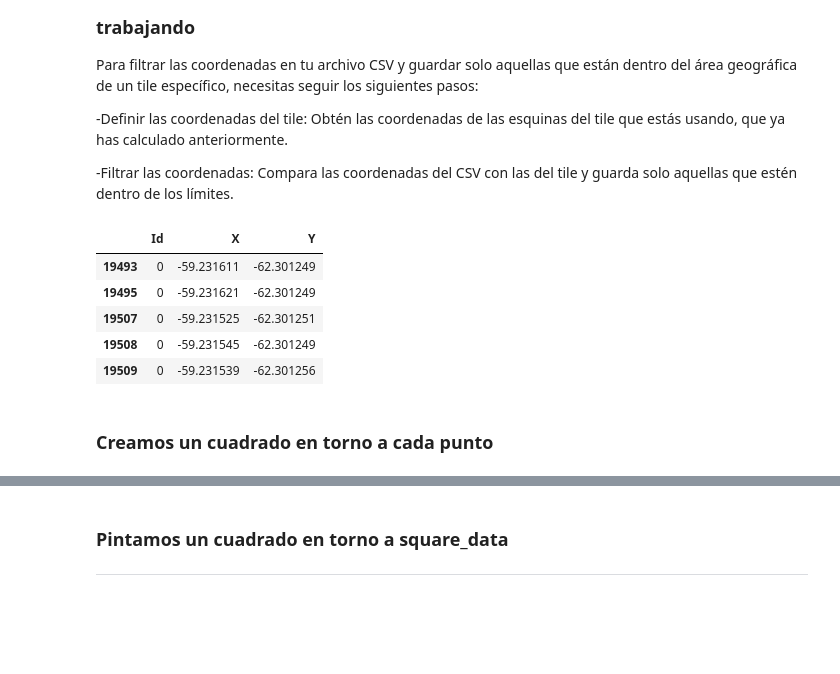
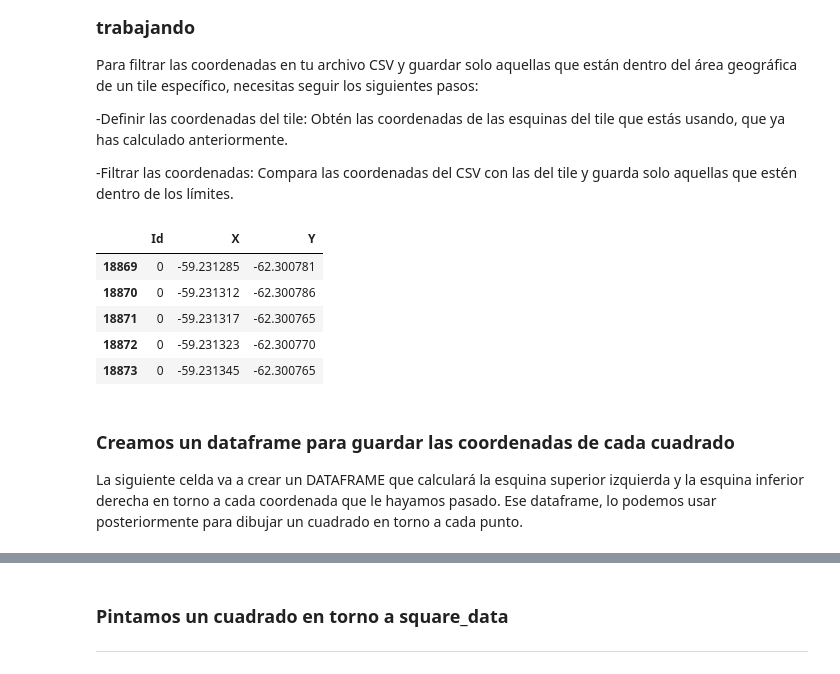
Before and after one commit to fjzamora93/CountingPenguins, a Jupyter notebook: 2.ExtraccionMetadatosTile_500x500.ipynb, the cells around one changed output, grey strips where cells are left out. Cells and saved outputs as stored; diff of their text form; code cells hidden in the pictures; blank space fills up the shorter version.

```diff
--- a/2.ExtraccionMetadatosTile_500x500.ipynb
+++ b/2.ExtraccionMetadatosTile_500x500.ipynb
@@ -20,8 +18,7 @@ except Exception:
 # %% [markdown]
 ### Cargamos la imagen
 # %%
-
-NUM_TILE = 62
+NUM_TILE = 52
 
 if os.path.exists('/content/drive/My Drive/doctorado_albert/conteo_pinguinos/'):
     path  = '/content/drive/My Drive/doctorado_albert/conteo_pinguinos/'
@@ -29,13 +26,13 @@ else:
     path = 'G:\\.shortcut-targets-by-id\\1pYgV5EIk4-LapLNhlCwpQaDAzuqNffXG\\doctorado_albert\\conteo_pinguinos'
 
 image_name = f"recortes/recorte_{NUM_TILE}.tif"
+tiff_file = os.path.join(path, image_name)
 
 
-OUTPUT_DIR = os.path.join('maps', f'tiles_500x500_{NUM_TILE}')
-tiff_file = os.path.join(OUTPUT_DIR, "test_tile.tiff")
-
-# Verificamos la carga de la imagen (este código no será necesario más tarde, ya que usaremos rasteiro)
-image = Image.open(tiff_file)
-print(f"Imagen cargada desde: {tiff_file}")
-print("Dimensiones: ", image.size)
+#! Verificamos la carga de la imagen (Solamente obtenemos información)
+with rasterio.open(tiff_file) as src:
+    print(f"Imagen cargada desde: {tiff_file}")
+    print("Dimensiones: ", (src.width, src.height))
+    print("Transformación de coordenadas: ", src.transform)
+    print("Sistema de coordenadas: ", src.crs)
 # %% [output]
@@ -48,10 +51,10 @@ with rasterio.open(tiff_file) as src:
     # Obtener los metadatos
     transform = src.transform
     metadata = src.meta
-    top_left = src.transform * (0, 0)
+    TOP_LEFT = src.transform * (0, 0)
     top_right = src.transform * (src.width, 0)
     bottom_left = src.transform * (0, src.height)
-    bottom_right = src.transform * (src.width, src.height)
+    BOTTOM_RIGHT = src.transform * (src.width, src.height)
     width, height = src.width, src.height
 
     print("Metadatos de la imagen:")
@@ -65,8 +68,8 @@ with rasterio.open(tiff_file) as src:
     print("Transformación:", src.transform)  # Transformación espacial
 
     print("Coordenadas de las esquinas de la imagen:")
-    print("TOP LEFT:", top_left)
-    print("BOTTOM RIGHT:", bottom_right)
+    print("TOP LEFT:", TOP_LEFT)
+    print("BOTTOM RIGHT:", BOTTOM_RIGHT)
     print("TOP RIGHT:", top_right)
     print("BOTTOM LEFT:", bottom_left)
 # %% [output]
@@ -90,8 +93,8 @@ BOTTOM LEFT: (-59.231666494568785, -62.301385298398735)
 # %% [markdown]
 ### Definimos las coordenadas del Tile
 # %%
-min_x, max_y = bottom_right
-max_x, min_y = top_left
+min_x, max_y = BOTTOM_RIGHT
+max_x, min_y = TOP_LEFT
 
-print (bottom_right, top_left)
+print (BOTTOM_RIGHT, TOP_LEFT)
 # %% [output]
@@ -147,20 +151,24 @@ Para filtrar las coordenadas en tu archivo CSV y guardar solo aquellas que está
 # %%
 # Filtrar los puntos que están dentro del tile
 filtered_data = data[
     (data['X'] <= min_x) & (data['X'] >= max_x) &
     (data['Y'] <= min_y) & (data['Y'] >= max_y)
 ]
-filtered_data.to_csv(os.path.join('tiles_coords', f'coords_{NUM_TILE}.csv'), index=False)
+
+
+filtered_data.to_csv(os.path.join('coords', 'coords_per_tile' ,f'coords_{NUM_TILE}.csv'), index=False)
 filtered_data.head()
 # %% [output]
 |  | Id | X | Y |
-| 19493 | 0 | -59.231611 | -62.301249 |
-| 19495 | 0 | -59.231621 | -62.301249 |
-| 19507 | 0 | -59.231525 | -62.301251 |
-| 19508 | 0 | -59.231545 | -62.301249 |
-| 19509 | 0 | -59.231539 | -62.301256 |
+| 18869 | 0 | -59.231285 | -62.300781 |
+| 18870 | 0 | -59.231312 | -62.300786 |
+| 18871 | 0 | -59.231317 | -62.300765 |
+| 18872 | 0 | -59.231323 | -62.300770 |
+| 18873 | 0 | -59.231345 | -62.300765 |
-# %% [markdown]
-### Creamos un cuadrado en torno a cada punto
+# %% [markdown]
+### Creamos un dataframe para guardar las coordenadas de cada cuadrado
+
+La siguiente celda va a crear un DATAFRAME que calculará la esquina superior izquierda y la esquina inferior derecha en torno a cada coordenada que le hayamos pasado. Ese dataframe, lo podemos usar posteriormente para dibujar un cuadrado en torno a cada punto.
 # %%
 # Inicializar una lista para almacenar los datos de los cuadrados
 squares = []
```
Also changed, not shown: parts of 11 cells of this notebook, 27 other files.
